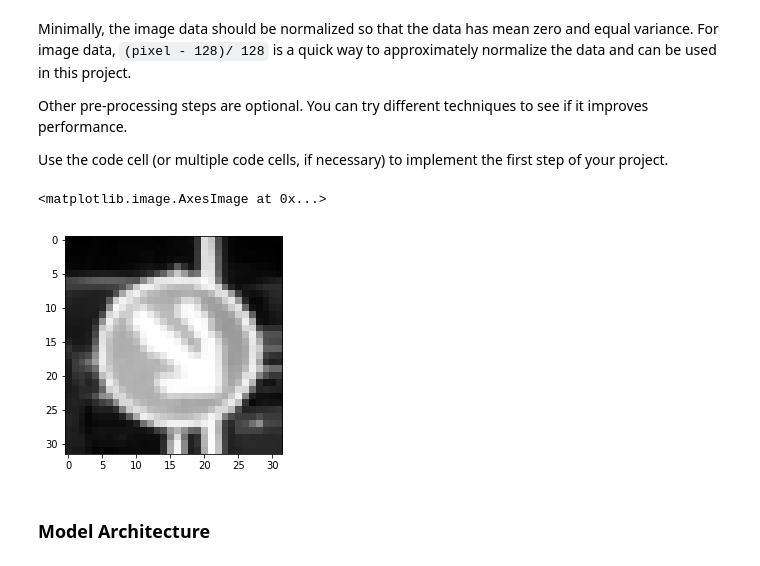
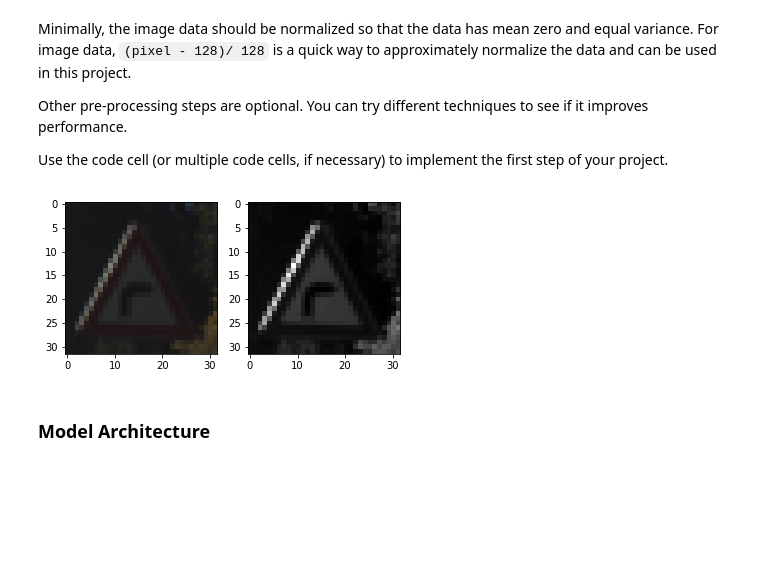
Before and after one commit to Clara-YR/CarND-Traffic-Sign-Classifier-Project, a Jupyter notebook: Traffic_Sign_Classifier.ipynb, the cells around one changed output. Drawn from its saved outputs; the diff is of its cells as text; code cells hidden in the pictures; blank space fills up the shorter version.

```diff
--- a/Traffic_Sign_Classifier.ipynb
+++ b/Traffic_Sign_Classifier.ipynb
@@ -164,15 +198,17 @@ def rgb2gray(X_rgb):
 X_train = rgb2gray(X_train)
 X_valid = rgb2gray(X_valid)
 X_test = rgb2gray(X_test)
-# %%
-# test the rgb2gray function
-image = X_train[index].squeeze()
-
-plt.figure(figsize=(4, 4))
-plt.imshow(image, cmap="gray")
-# %% [output]
-<matplotlib.image.AxesImage at 0x...>
-[figure, removed]
+# %%
+# test the rgb2gray function
+image_gray = X_train[index].squeeze()
+cv2.imwrite('./examples/image_gray.png', image_gray)
+
+fig2, axarr2 = plt.subplots(nrows=1, ncols=2)
+axarr2[0].imshow(image_rgb, cmap="gray")
+axarr2[1].imshow(image_gray, cmap="gray")
+fig2.savefig('./examples/rgb_gray.jpg')
+# %% [output]
+[figure, added]
 # %%
 # Normalize the data - convert img range from [0, 255] to [-1.0, 1.0]
 X_train = np.array(X_train)/128 - 1.0
```
Also changed, not shown: parts of 16 cells of this notebook, 1 other file.
